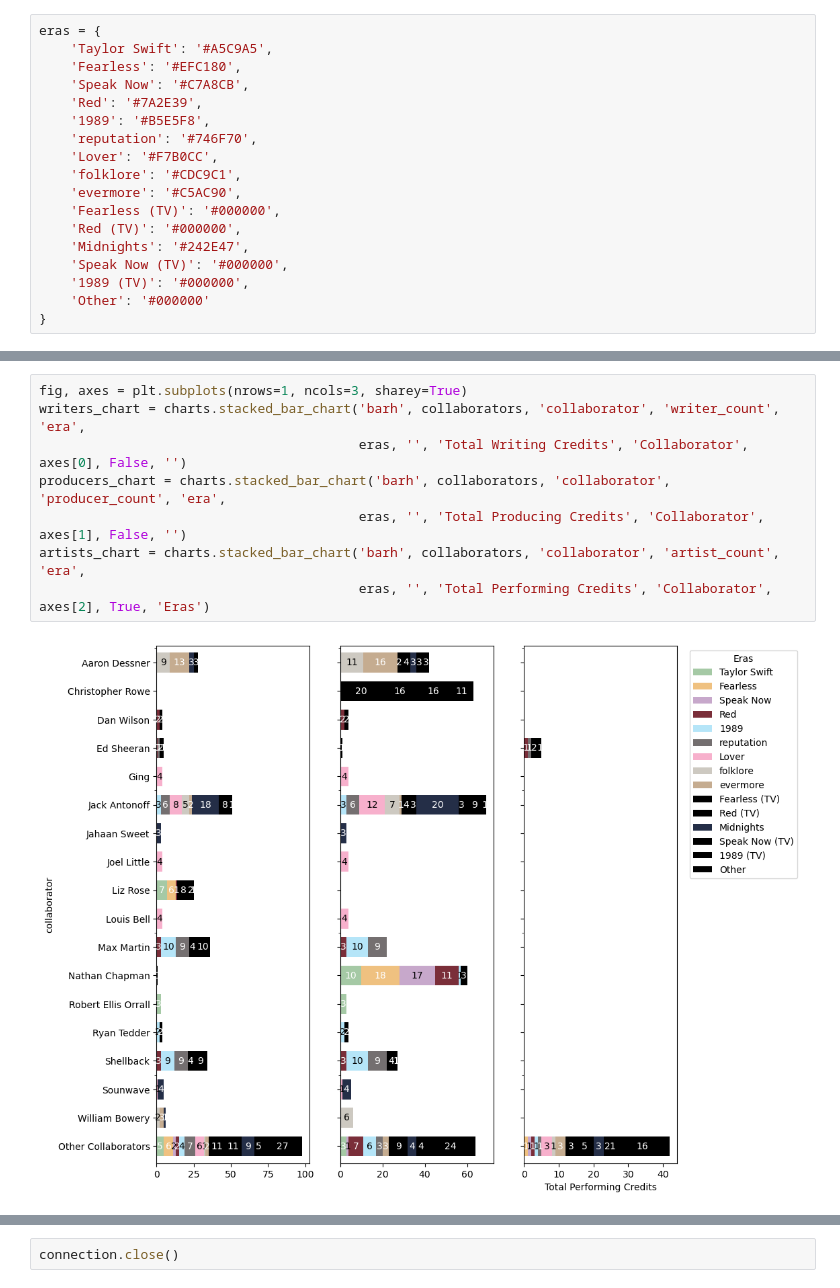
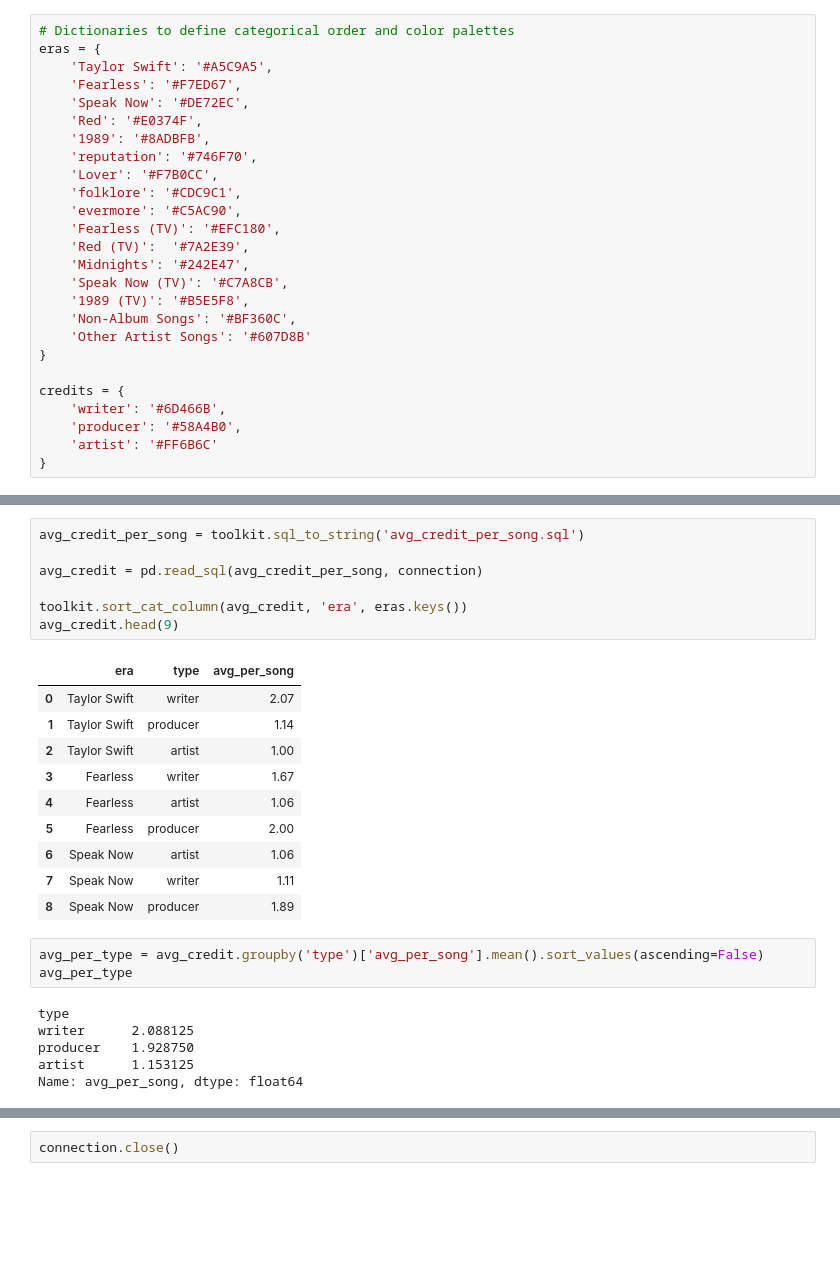
Before and after one commit to madroscla/taylor-swift-discography, a Jupyter notebook: 02_discography_stats.ipynb, the cells around one changed output, grey strips where cells are left out. Saved outputs shown, nothing was run; the diff lists cells and outputs as text; blank space fills up the shorter version.

```diff
--- a/02_discography_stats.ipynb
+++ b/02_discography_stats.ipynb
@@ -10,20 +22,28 @@ from src import _02_create_charts as charts
 connection = sql.connect('data/taylor_swift.db')
 cursor = connection.cursor()
 # %%
+# Dictionaries to define categorical order and color palettes
 eras = {
     'Taylor Swift': '#A5C9A5',
-    'Fearless': '#EFC180',
-    'Speak Now': '#C7A8CB',
-    'Red': '#7A2E39',
-    '1989': '#B5E5F8',
+    'Fearless': '#F7ED67',
+    'Speak Now': '#DE72EC',
+    'Red': '#E0374F',
+    '1989': '#8ADBFB',
     'reputation': '#746F70',
     'Lover': '#F7B0CC',
     'folklore': '#CDC9C1',
     'evermore': '#C5AC90',
-    'Fearless (TV)': '#000000',
-    'Red (TV)': '#000000',
+    'Fearless (TV)': '#EFC180',
+    'Red (TV)':  '#7A2E39',
     'Midnights': '#242E47',
-    'Speak Now (TV)': '#000000',
-    '1989 (TV)': '#000000',
-    'Other': '#000000'
+    'Speak Now (TV)': '#C7A8CB',
+    '1989 (TV)': '#B5E5F8',
+    'Non-Album Songs': '#BF360C',
+    'Other Artist Songs': '#607D8B'
 }
+
+credits = {
+    'writer': '#6D466B',
+    'producer': '#58A4B0',
+    'artist': '#FF6B6C'
+}
@@ -97,10 +64,27 @@ collaborators.head(10)
-# %%
-fig, axes = plt.subplots(nrows=1, ncols=3, sharey=True)
-writers_chart = charts.stacked_bar_chart('barh', collaborators, 'collaborator', 'writer_count', 'era',
-                                         eras, '', 'Total Writing Credits', 'Collaborator', axes[0], False, '')
-producers_chart = charts.stacked_bar_chart('barh', collaborators, 'collaborator', 'producer_count', 'era',
-                                         eras, '', 'Total Producing Credits', 'Collaborator', axes[1], False, '')
-artists_chart = charts.stacked_bar_chart('barh', collaborators, 'collaborator', 'artist_count', 'era',
-                                         eras, '', 'Total Performing Credits', 'Collaborator', axes[2], True, 'Eras')
-# %% [output]
-[figure, removed]
+# %%
+avg_credit_per_song = toolkit.sql_to_string('avg_credit_per_song.sql')
+
+avg_credit = pd.read_sql(avg_credit_per_song, connection)
+
+toolkit.sort_cat_column(avg_credit, 'era', eras.keys())
+avg_credit.head(9)
+# %% [output]
+|  | era | type | avg_per_song |
+| 0 | Taylor Swift | writer | 2.07 |
+| 1 | Taylor Swift | producer | 1.14 |
+| 2 | Taylor Swift | artist | 1.00 |
+| 3 | Fearless | writer | 1.67 |
+| 4 | Fearless | artist | 1.06 |
+| 5 | Fearless | producer | 2.00 |
+| 6 | Speak Now | artist | 1.06 |
+| 7 | Speak Now | writer | 1.11 |
+| 8 | Speak Now | producer | 1.89 |
+# %%
+avg_per_type = avg_credit.groupby('type')['avg_per_song'].mean().sort_values(ascending=False)
+avg_per_type
+# %% [output]
+type
+writer      2.088125
+producer    1.928750
+artist      1.153125
+Name: avg_per_song, dtype: float64
```
Also changed, not shown: parts of 12 cells of this notebook, 26 other files.
